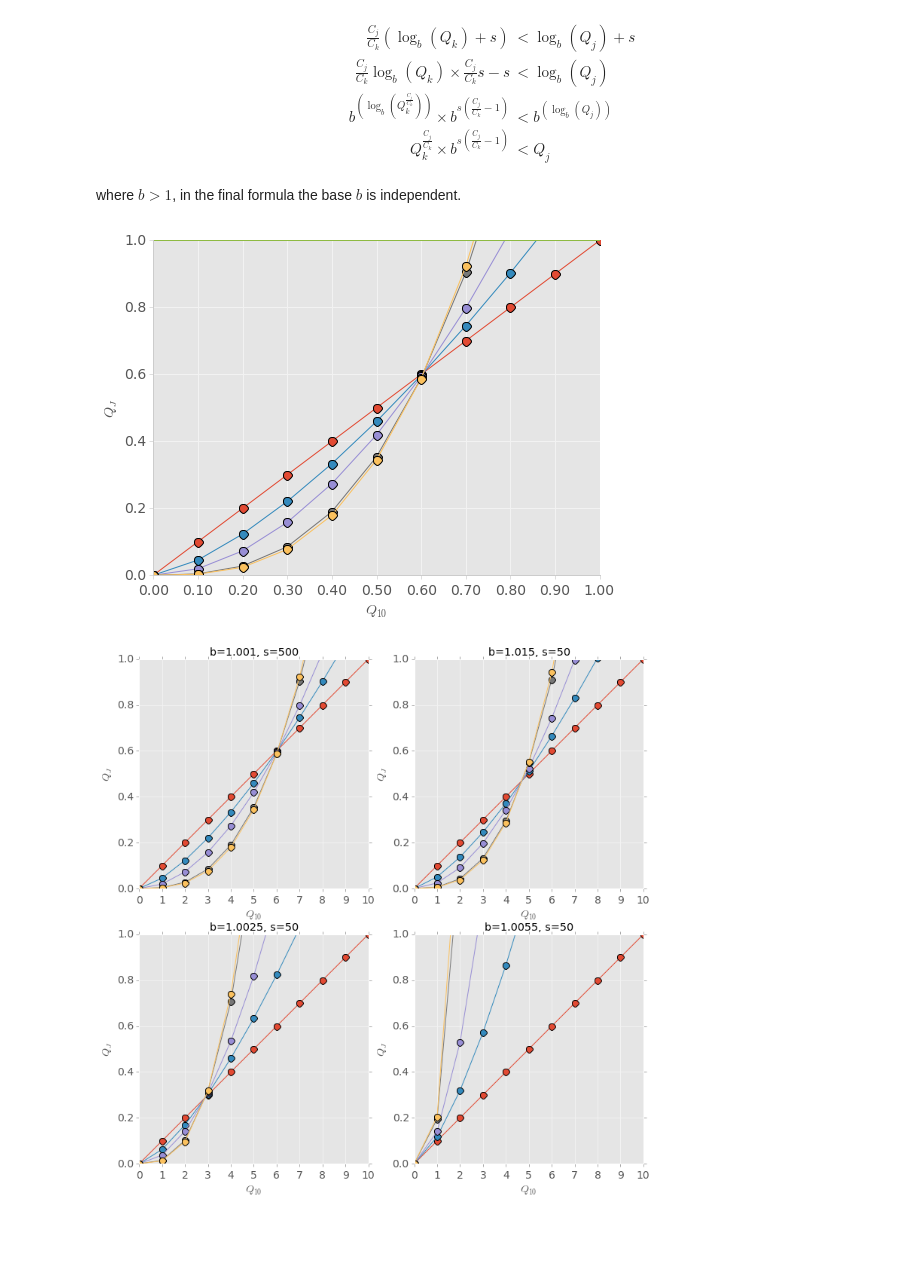
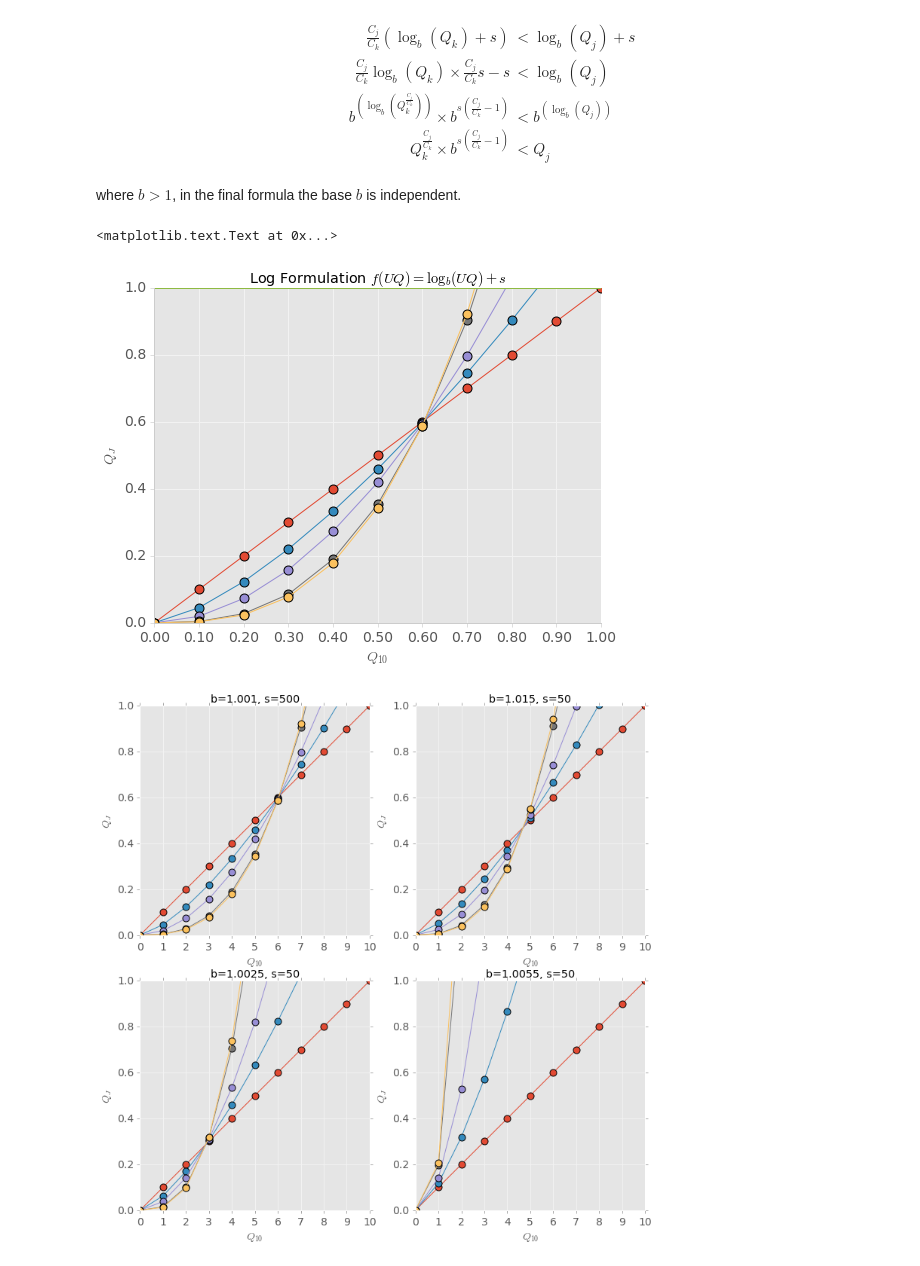
Before and after one commit to mramire8/notebooks, a Jupyter notebook: firstk/preference_analysis.ipynb, the cells around one changed output. Drawn from its saved outputs; the diff is of its cells as text; code cells hidden in the pictures; blank space fills up the shorter version.

Commit message:
update learning curvers

```diff
--- a/firstk/preference_analysis.ipynb
+++ b/firstk/preference_analysis.ipynb
@@ -41,7 +41,7 @@ def plot_results(results, x, top=1, name='orginal', title='', ylim=None, ax=None
     'marker':'o', 'markersize':9, 'markevery':1, 'mew':1,
     'alpha':1, 'dash_capstyle':'round'}#,'ls':lines.next()}
     fs = 14
-
+    fig = None
     if ax is None:
         fig, ax = plt.subplots(figsize=(8,6))
 
@@ -76,7 +76,7 @@ def plot_results(results, x, top=1, name='orginal', title='', ylim=None, ax=None
     ax.legend(loc='best')
 #     plt.legend(loc='best',label=['Q10', 'Q25', 'Q50', 'Q75', 'Q100'])
     plt.savefig("q10-qj-"+name+".pdf", bbox_inches="tight", dpi=200, transparent=True)
-    return ax
+    return ax, fig
 
 
 a = plot_results(results,q10, 1, title='Current Formulation')
@@ -240,22 +239,23 @@ where $b > 1$, in the final formula the base $b$ is independent.
 # %%
 def logb_s(q,b,s,cj,ck):
     return math.pow(q,cj / ck) * math.pow(b,((cj / ck) - 1)*s)
 
 def formulation_logb_s(q10, b, s, cost):
     results = []
-    l_q10 = l * q10
+
     for q in q10:
         results.append([logb_s(q,b,s,c,cost[0]) for c in cost])
     return results
 
 
 
-fig = plot_results(formulation_logb_s(q10, 1.001, 500, cost), ["%.2f"%v for v in q10], 1, name='logb-s', ylim=[0,1])
+a, fig = plot_results(formulation_logb_s(q10, 1.001, 500, cost), ["%.2f"%v for v in q10], 1, name='logb-s', ylim=[0,1])
 # plt.ylim([0,1])
-# plt.title("Log Formulation $f(UQ) = \log_b(UQ)+s$")
+plt.title("Log Formulation $f(UQ) = \log_b(UQ)+s$")
 # plot(fig, 'q10-study-log-s')
 # %% [output]
+<matplotlib.text.Text at 0x...>
-[figure, old version]
+[figure, new version]
 # %%
 
 ax = None
```
Also changed, not shown: parts of 11 cells of this notebook, 4 other files.
